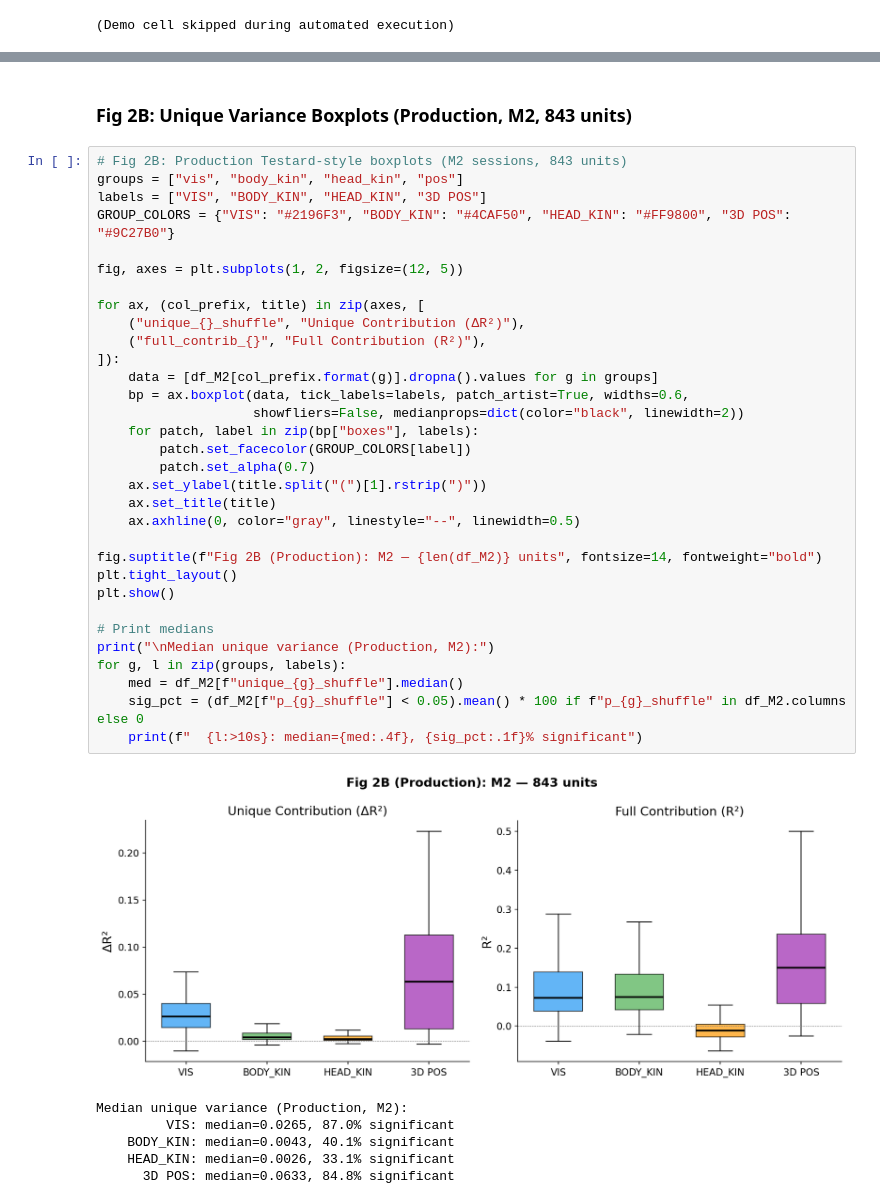
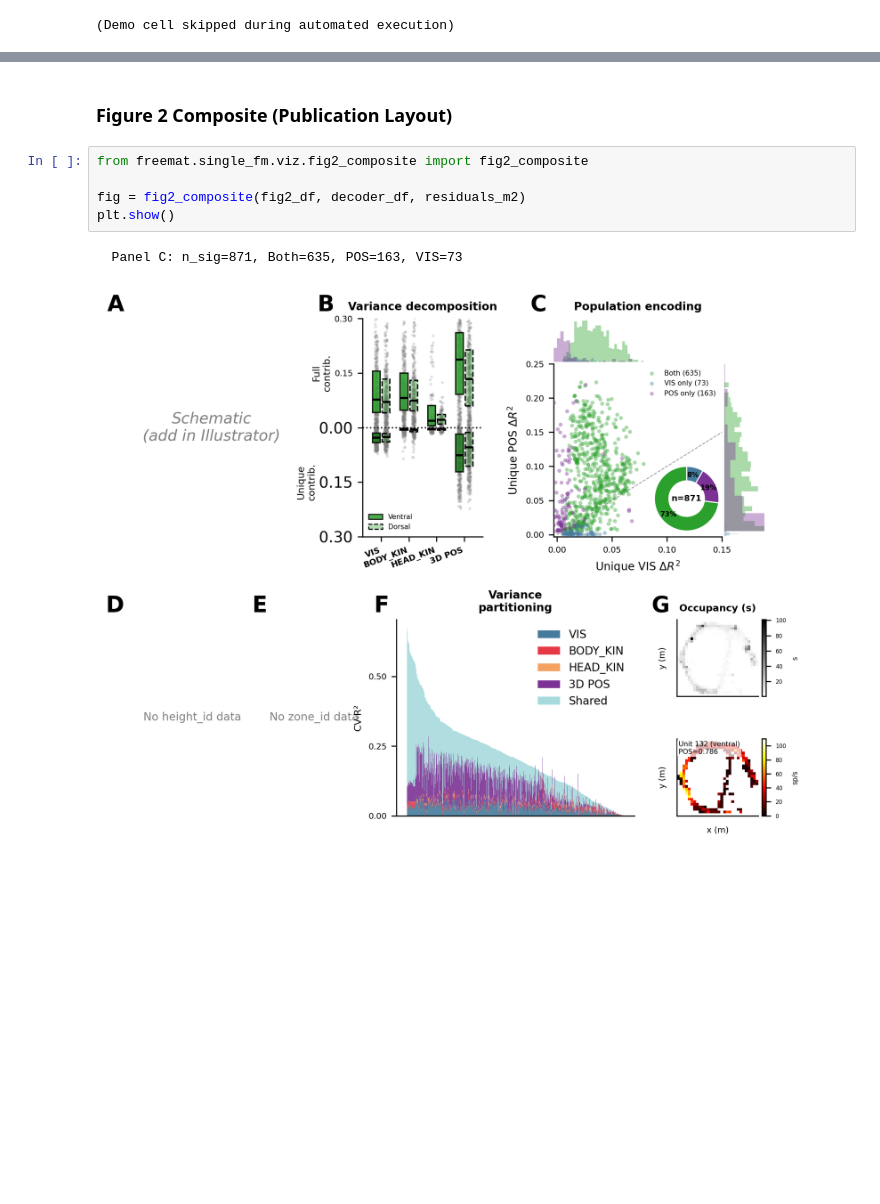
Before and after one commit to felipe-parodi/solo_mSTS_parodi2026, a Jupyter notebook: notebooks/fig2_encoding.ipynb, the cells around one changed output, grey strips where cells are left out. Drawn from its saved outputs; the diff is of its cells as text; blank space fills up the shorter version.

```diff
--- a/notebooks/fig2_encoding.ipynb
+++ b/notebooks/fig2_encoding.ipynb
@@ -267,41 +258,10 @@ R² > 0.01 (M2): 96.6%
 # %% [markdown]
-### Fig 2B: Unique Variance Boxplots (Production, M2, 843 units)
+### Figure 2 Composite (Publication Layout)
 # %%
-# Fig 2B: Production Testard-style boxplots (M2 sessions, 843 units)
-groups = ["vis", "body_kin", "head_kin", "pos"]
-labels = ["VIS", "BODY_KIN", "HEAD_KIN", "3D POS"]
-GROUP_COLORS = {"VIS": "#2196F3", "BODY_KIN": "#4CAF50", "HEAD_KIN": "#FF9800", "3D POS": "#9C27B0"}
+from freemat.single_fm.viz.fig2_composite import fig2_composite
 
-fig, axes = plt.subplots(1, 2, figsize=(12, 5))
-
-for ax, (col_prefix, title) in zip(axes, [
-    ("unique_{}_shuffle", "Unique Contribution (ΔR²)"),
-    ("full_contrib_{}", "Full Contribution (R²)"),
-]):
-    data = [df_M2[col_prefix.format(g)].dropna().values for g in groups]
-    bp = ax.boxplot(data, tick_labels=labels, patch_artist=True, widths=0.6,
-                    showfliers=False, medianprops=dict(color="black", linewidth=2))
-    for patch, label in zip(bp["boxes"], labels):
-        patch.set_facecolor(GROUP_COLORS[label])
-        patch.set_alpha(0.7)
-    ax.set_ylabel(title.split("(")[1].rstrip(")"))
-    ax.set_title(title)
-    ax.axhline(0, color="gray", linestyle="--", linewidth=0.5)
-
-fig.suptitle(f"Fig 2B (Production): M2 — {len(df_M2)} units", fontsize=14, fontweight="bold")
-plt.tight_layout()
+fig = fig2_composite(fig2_df, decoder_df, residuals_m2)
 plt.show()
-
-# Print medians
-print("\nMedian unique variance (Production, M2):")
-for g, l in zip(groups, labels):
-    med = df_M2[f"unique_{g}_shuffle"].median()
-    sig_pct = (df_M2[f"p_{g}_shuffle"] < 0.05).mean() * 100 if f"p_{g}_shuffle" in df_M2.columns else 0
-    print(f"  {l:>10s}: median={med:.4f}, {sig_pct:.1f}% significant")
 # %% [output]
+  Panel C: n_sig=871, Both=635, POS=163, VIS=73
-[figure, old version]
+[figure, new version]
-Median unique variance (Production, M2):
-         VIS: median=0.0265, 87.0% significant
-    BODY_KIN: median=0.0043, 40.1% significant
-    HEAD_KIN: median=0.0026, 33.1% significant
-      3D POS: median=0.0633, 84.8% significant
```
Also changed, not shown: parts of 6 cells of this notebook, 5 other files.
